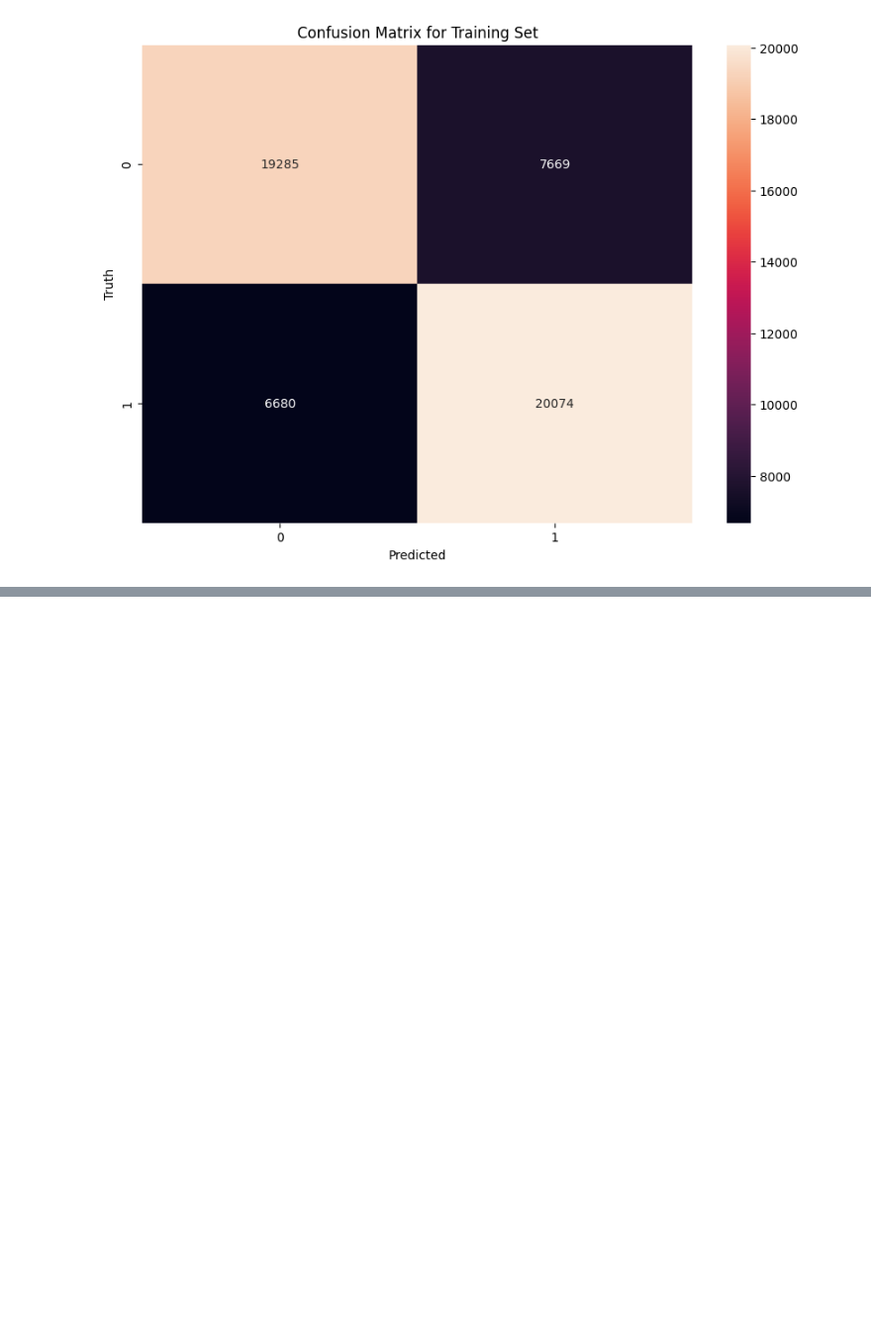
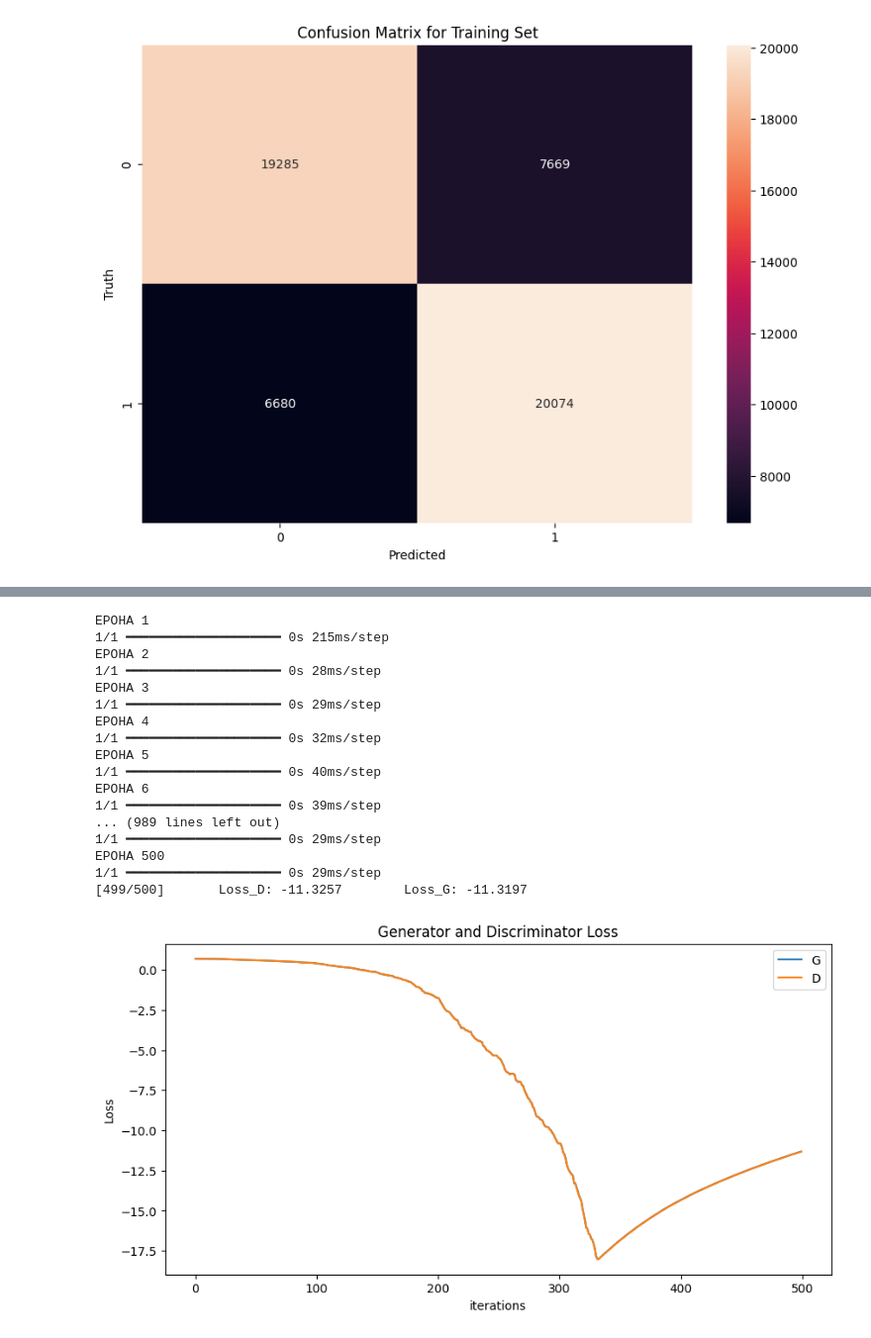
Before and after one commit to tarikibrahimovic/Diabetes-Prediction, a Jupyter notebook: Project.ipynb, the cells around one changed output, grey strips where cells are left out. Shown at 99% size. Cells and saved outputs as stored; diff of their text form; code cells hidden in the pictures; blank space fills up the shorter version.

```diff
--- a/Project.ipynb
+++ b/Project.ipynb
@@ -394,7 +315,0 @@ class Gan():
-# %%
-model = Gan(data=balanced_df)
-generator = model._generator()
-descriminator = model._discriminator()
-gan_model = model._GAN(generator=generator, discriminator=descriminator)
-trained_model = model.train(
-    generator=generator, discriminator=descriminator, gan=gan_model)
@@ -449,0 +491,27 @@ df.head(1000)
+# %%
+cgan = cGAN()
+
+y_train_np = np.array(y_train).reshape(-1,1)
+x_train_np = np.array(X_train).reshape(-1,1)
+pos_index = np.where(y_train==1)[0]
+neg_index = np.where(y_train==0)[0]
+cgan.train(x_train_np, y_train_np, pos_index, neg_index, epochs=500)
+# %% [output]
+EPOHA 1
+1/1 ━━━━━━━━━━━━━━━━━━━━ 0s 215ms/step
+EPOHA 2
+1/1 ━━━━━━━━━━━━━━━━━━━━ 0s 28ms/step
+EPOHA 3
+1/1 ━━━━━━━━━━━━━━━━━━━━ 0s 29ms/step
+EPOHA 4
+1/1 ━━━━━━━━━━━━━━━━━━━━ 0s 32ms/step
+EPOHA 5
+1/1 ━━━━━━━━━━━━━━━━━━━━ 0s 40ms/step
+EPOHA 6
+1/1 ━━━━━━━━━━━━━━━━━━━━ 0s 39ms/step
+... (989 lines left out)
+1/1 ━━━━━━━━━━━━━━━━━━━━ 0s 29ms/step
+EPOHA 500
+1/1 ━━━━━━━━━━━━━━━━━━━━ 0s 29ms/step
+[499/500]       Loss_D: -11.3257        Loss_G: -11.3197
+[figure, added]
```
Also changed, not shown: parts of 6 cells of this notebook.
